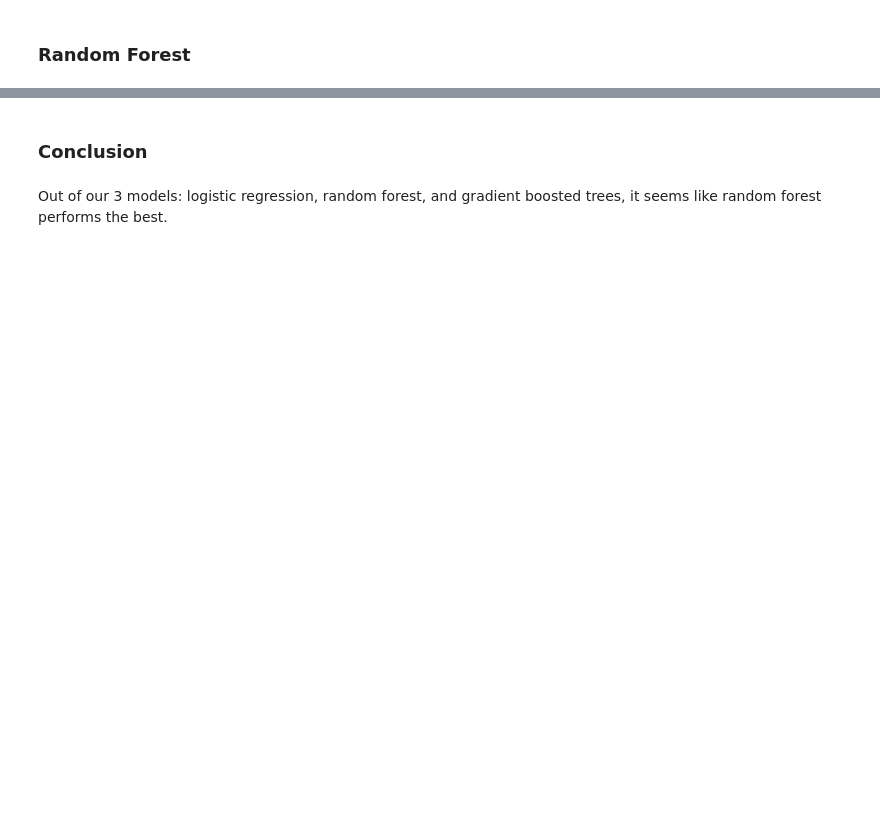
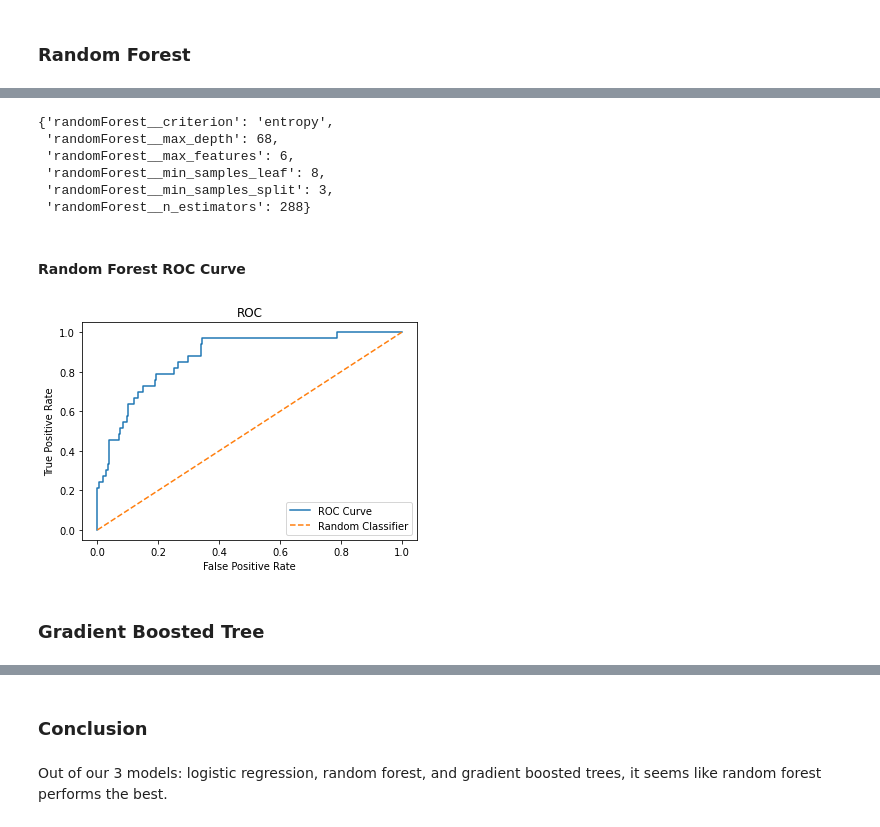
Before and after one commit to clementchen163/Wine-Quality, a Jupyter notebook: 4. Modeling/Wine Quality Modeling.ipynb, the cells around one changed output, grey strips where cells are left out. Saved outputs shown, nothing was run; the diff lists cells and outputs as text; code cells hidden in the pictures; blank space fills up the shorter version.

```diff
--- a/4. Modeling/Wine Quality Modeling.ipynb
+++ b/4. Modeling/Wine Quality Modeling.ipynb
@@ -152,4 +116,2 @@ record_results('Logistic Regression with PCA')
 # %% [markdown]
 ### Random Forest
-# %%
-num_features=X.shape[1]
@@ -299,0 +132,24 @@ pd.DataFrame(data, index=model)
+# %%
+RF_steps=[('randomForest', RandomForestClassifier())]
+RF_parameters={'randomForest__n_estimators': randint(20, 300),
+             'randomForest__max_depth': randint(10,100),
+             'randomForest__min_samples_split': randint(2,10),
+             'randomForest__min_samples_leaf' : randint(1,10),
+             'randomForest__max_features' : np.arange(num_features)+1,
+             'randomForest__criterion': ['gini', 'entropy']
+              }
+RF_cv_red=train_model_RandomizedSearch(X_train_red, y_train_red, RF_steps, RF_parameters)
+RF_cv_red.best_params_
+# %% [output]
+{'randomForest__criterion': 'entropy',
+ 'randomForest__max_depth': 68,
+ 'randomForest__max_features': 6,
+ 'randomForest__min_samples_leaf': 8,
+ 'randomForest__min_samples_split': 3,
+ 'randomForest__n_estimators': 288}
+# %% [markdown]
+#### Random Forest ROC Curve
+# %%
+plot_roc(RF_cv_red, X_test_red, y_test_red)
+# %% [output]
+[figure, added]
@@ -299,0 +159,2 @@ pd.DataFrame(data, index=model)
+# %% [markdown]
+### Gradient Boosted Tree
```
Also changed, not shown: parts of 86 cells of this notebook, 13 other files.
